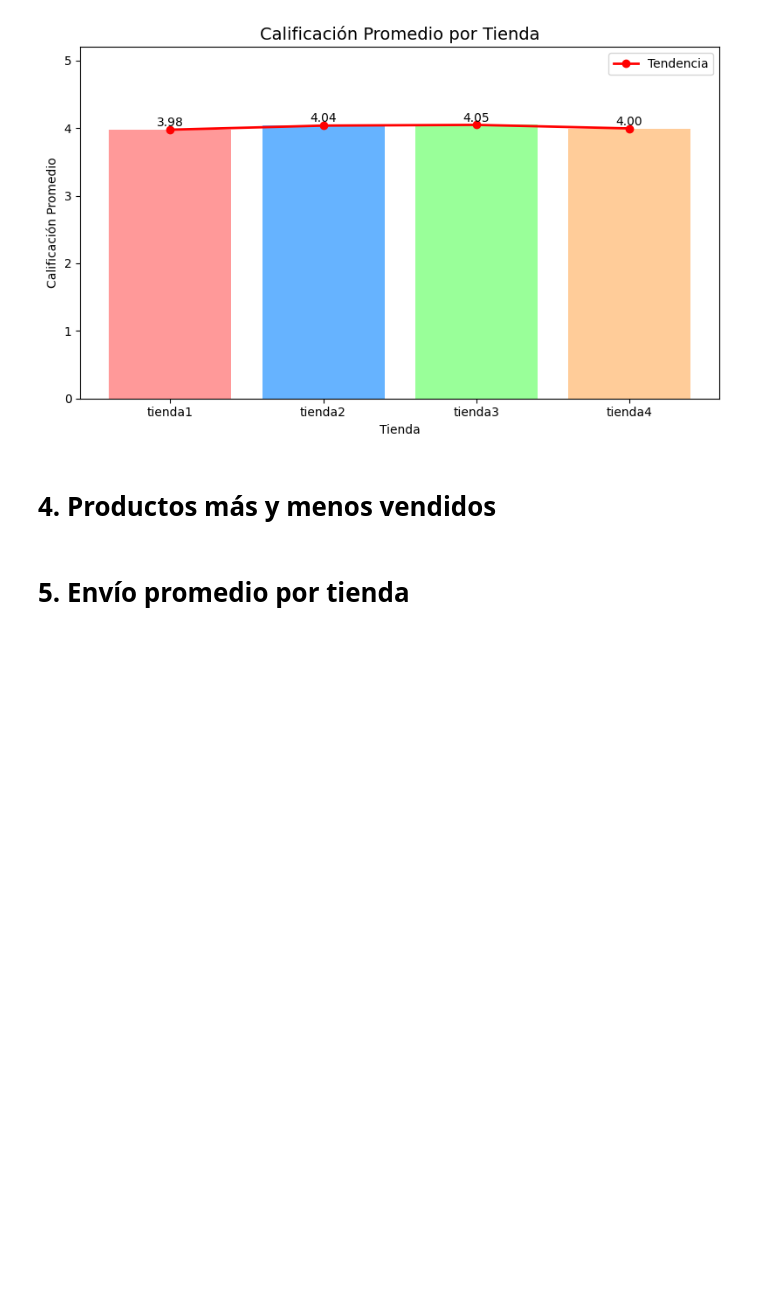
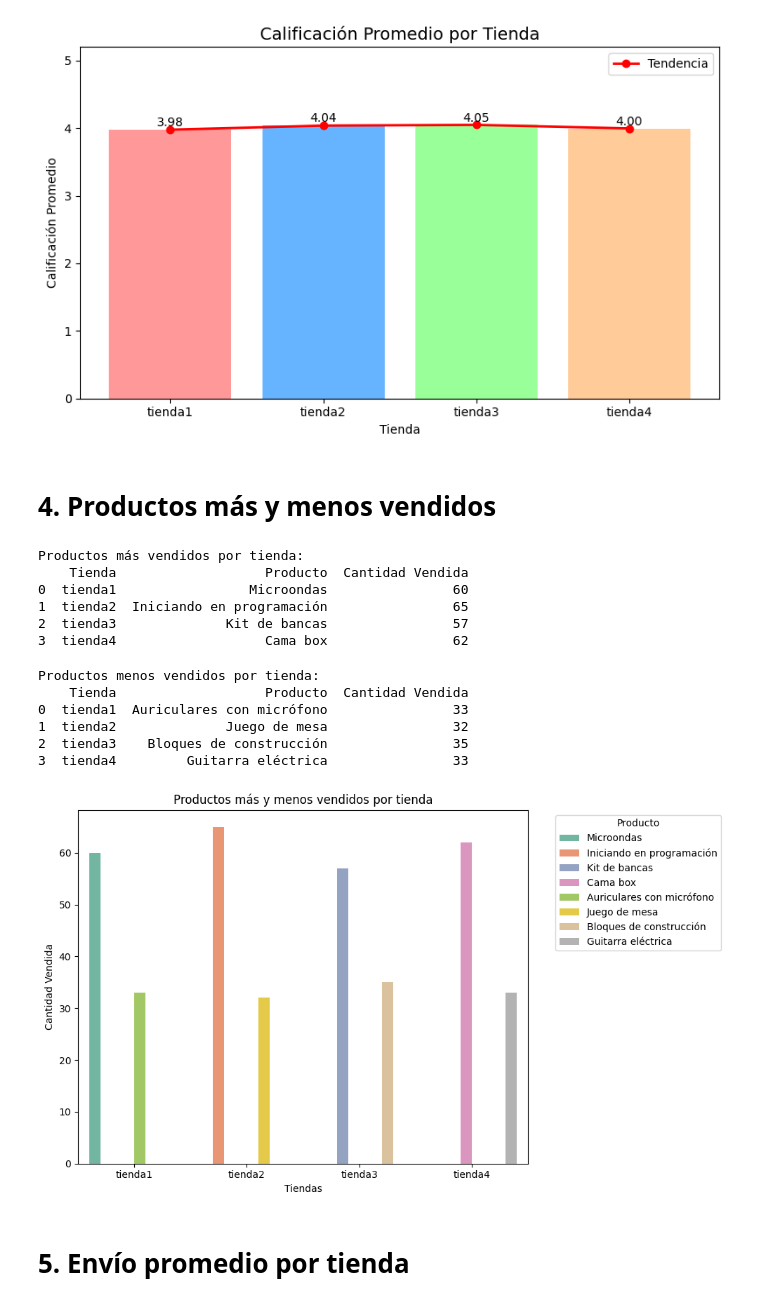
Before and after one commit to carlaclefig/challenge1-data-science-latam, a Jupyter notebook: AluraStoreLatam.ipynb, the cells around one changed output. Cells and saved outputs as stored; diff of their text form; code cells hidden in the pictures; blank space fills up the shorter version.

```diff
--- a/AluraStoreLatam.ipynb
+++ b/AluraStoreLatam.ipynb
@@ -227,5 +227,71 @@ plt.show()
 [figure]
 # %% [markdown]
 # 4. Productos más y menos vendidos
+# %%
+mas_vendidos_lista = []
+menos_vendidos_lista = []
+
+for nombre, columna in tiendas.items():
+    conteo = columna['Producto'].value_counts()
+
+    producto_mas_vendido = conteo.idxmax()
+    cantidad_mas_vendido = conteo.max()
+    mas_vendidos_lista.append({
+        "Tienda": nombre,
+        "Producto": producto_mas_vendido,
+        "Cantidad Vendida": cantidad_mas_vendido
+    })
+
+    producto_menos_vendido = conteo.idxmin()
+    cantidad_menos_vendido = conteo.min()
+    menos_vendidos_lista.append({
+        "Tienda": nombre,
+        "Producto": producto_menos_vendido,
+        "Cantidad Vendida": cantidad_menos_vendido
+    })
+
+producto_mas_vendidos_df = pd.DataFrame(mas_vendidos_lista)
+producto_menos_vendidos_df = pd.DataFrame(menos_vendidos_lista)
+# %%
+print("Productos más vendidos por tienda:")
+print(producto_mas_vendidos_df)
+# %% [output]
+Productos más vendidos por tienda:
+    Tienda                   Producto  Cantidad Vendida
+0  tienda1                 Microondas                60
+1  tienda2  Iniciando en programación                65
+2  tienda3              Kit de bancas                57
+3  tienda4                   Cama box                62
+# %%
+print("Productos menos vendidos por tienda:")
+print(producto_menos_vendidos_df)
+# %% [output]
+Productos menos vendidos por tienda:
+    Tienda                   Producto  Cantidad Vendida
+0  tienda1  Auriculares con micrófono                33
+1  tienda2              Juego de mesa                32
+2  tienda3    Bloques de construcción                35
+3  tienda4         Guitarra eléctrica                33
+# %%
+import seaborn as sns
+
+combinado_df = pd.concat([producto_mas_vendidos_df, producto_menos_vendidos_df])
+
+plt.figure(figsize=(10, 6))
+gráfico = sns.barplot(
+    data=combinado_df,
+    x="Tienda",
+    y="Cantidad Vendida",
+    hue="Producto",
+    palette="Set2"   )
+
+plt.title("Productos más y menos vendidos por tienda")
+plt.ylabel("Cantidad Vendida")
+plt.xlabel("Tiendas")
+plt.legend(title="Producto", bbox_to_anchor=(1.05, 1), loc='upper left')
+plt.tight_layout()
+plt.show()
+# %% [output]
+[figure, added]
 # %% [markdown]
 # 5. Envío promedio por tienda
```
Also changed, not shown: parts of 1 cell of this notebook.
